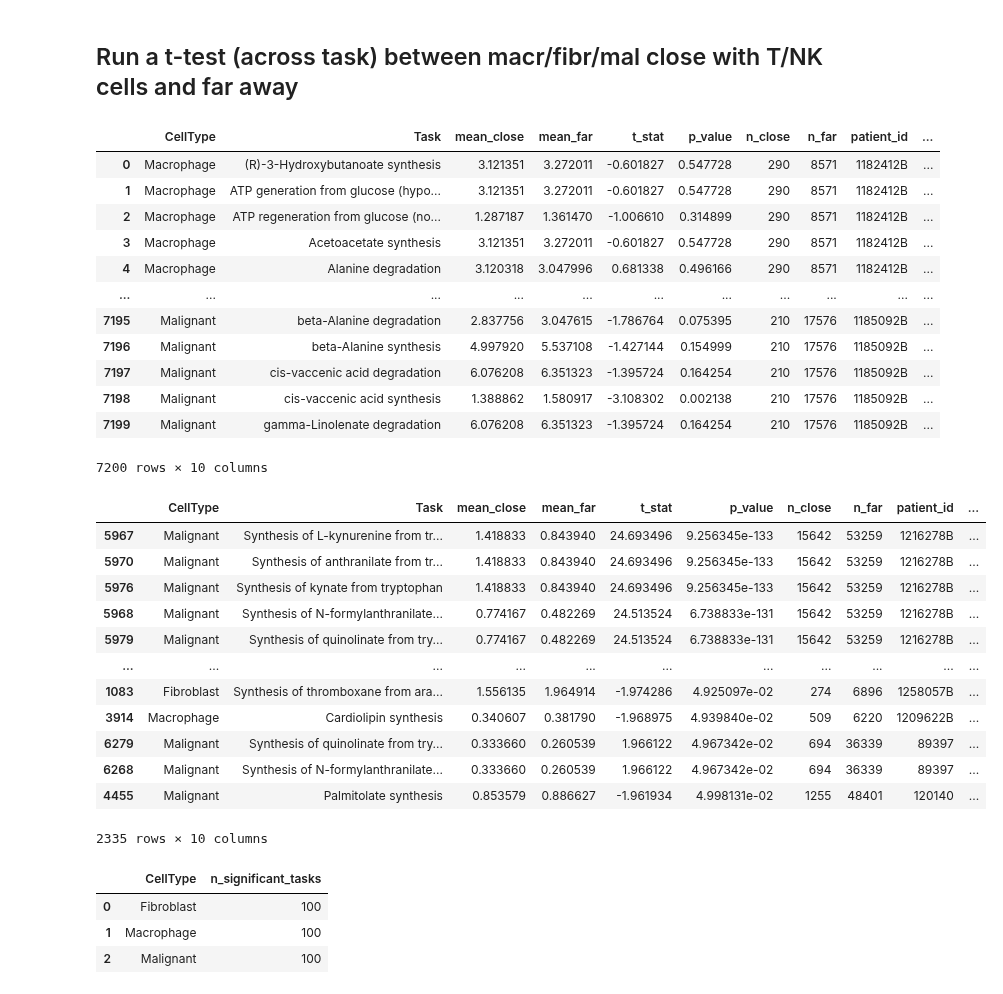
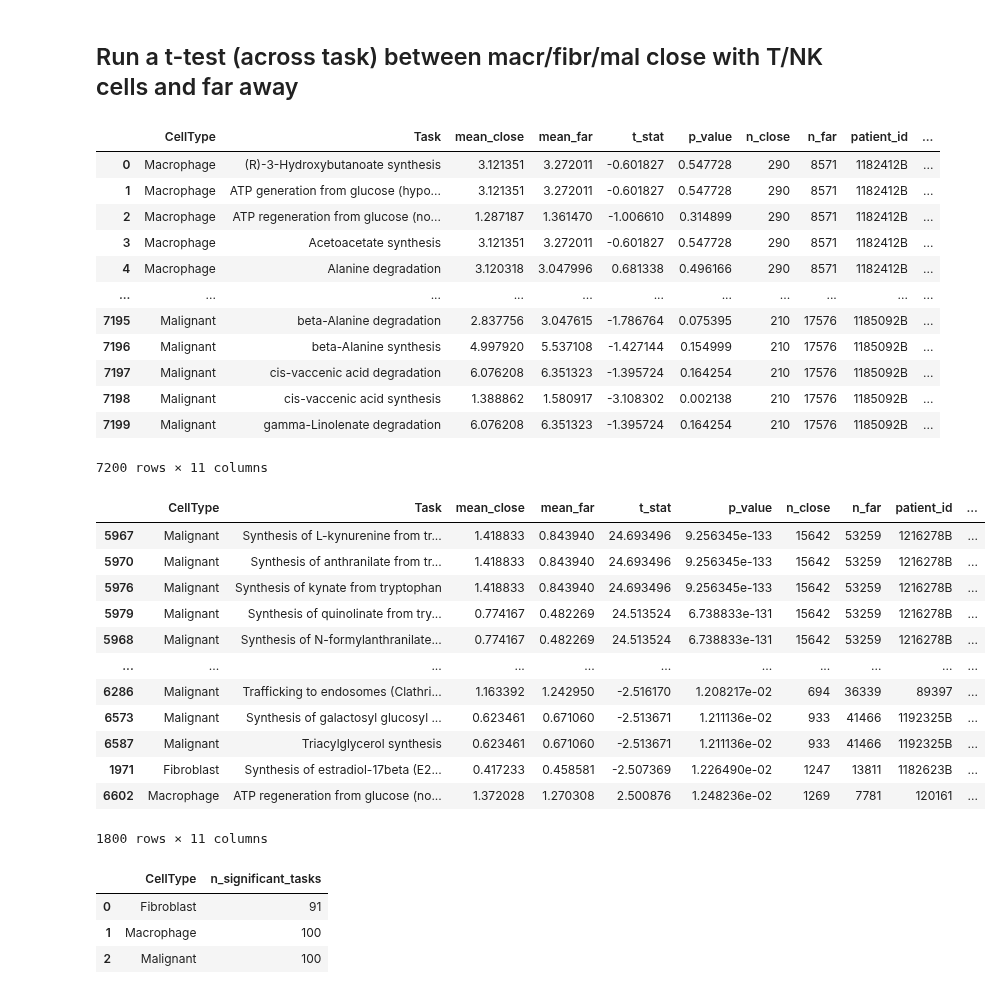
Before and after one commit to sadeghetemad/nanostring-cosmx-spatial-omics-modeling, a Jupyter notebook: notebooks/1_latest/1_taks_analysis.ipynb, the cells around one changed output. Drawn from its saved outputs; the diff is of its cells as text; code cells hidden in the pictures.

```diff
--- a/notebooks/1_latest/1_taks_analysis.ipynb
+++ b/notebooks/1_latest/1_taks_analysis.ipynb
@@ -1136,10 +1135,10 @@ def run_ttest_all_patients(
     df_all = pd.concat(results, ignore_index=True)
 
     # Global FDR correction
-    # df_all["p_adj_global"] = multipletests(
-    #     df_all["p_value"],
-    #     method="fdr_bh"
-    # )[1]
+    df_all["p_adj_global"] = multipletests(
+        df_all["p_value"],
+        method="fdr_bh"
+    )[1]
 
     return df_all
 # %%
@@ -1159,23 +1158,23 @@ df_ttest_tnk
 | 7197 | Malignant | cis-vaccenic acid degradation | 6.076208 | 6.351323 | -1.395724 | 0.164254 | 210 | 17576 | 1185092B | ... |
 | 7198 | Malignant | cis-vaccenic acid synthesis | 1.388862 | 1.580917 | -3.108302 | 0.002138 | 210 | 17576 | 1185092B | ... |
 | 7199 | Malignant | gamma-Linolenate degradation | 6.076208 | 6.351323 | -1.395724 | 0.164254 | 210 | 17576 | 1185092B | ... |
-7200 rows × 10 columns
+7200 rows × 11 columns
 # %%
 alpha = 0.05
-df_sig = df_ttest_tnk[df_ttest_tnk["p_value"] < alpha].copy()
-df_sig = df_sig.sort_values("p_value")
+df_sig = df_ttest_tnk[df_ttest_tnk["p_adj_global"] < alpha].copy()
+df_sig = df_sig.sort_values("p_adj_global")
 df_sig
 # %% [output]
 |  | CellType | Task | mean_close | mean_far | t_stat | p_value | n_close | n_far | patient_id | ... |
 | 5967 | Malignant | Synthesis of L-kynurenine from tr... | 1.418833 | 0.843940 | 24.693496 | 9.256345e-133 | 15642 | 53259 | 1216278B | ... |
 | 5970 | Malignant | Synthesis of anthranilate from tr... | 1.418833 | 0.843940 | 24.693496 | 9.256345e-133 | 15642 | 53259 | 1216278B | ... |
 | 5976 | Malignant | Synthesis of kynate from tryptophan | 1.418833 | 0.843940 | 24.693496 | 9.256345e-133 | 15642 | 53259 | 1216278B | ... |
+| 5979 | Malignant | Synthesis of quinolinate from try... | 0.774167 | 0.482269 | 24.513524 | 6.738833e-131 | 15642 | 53259 | 1216278B | ... |
 | 5968 | Malignant | Synthesis of N-formylanthranilate... | 0.774167 | 0.482269 | 24.513524 | 6.738833e-131 | 15642 | 53259 | 1216278B | ... |
-| 5979 | Malignant | Synthesis of quinolinate from try... | 0.774167 | 0.482269 | 24.513524 | 6.738833e-131 | 15642 | 53259 | 1216278B | ... |
 | ... | ... | ... | ... | ... | ... | ... | ... | ... | ... | ... |
-| 1083 | Fibroblast | Synthesis of thromboxane from ara... | 1.556135 | 1.964914 | -1.974286 | 4.925097e-02 | 274 | 6896 | 1258057B | ... |
-| 3914 | Macrophage | Cardiolipin synthesis | 0.340607 | 0.381790 | -1.968975 | 4.939840e-02 | 509 | 6220 | 1209622B | ... |
-| 6279 | Malignant | Synthesis of quinolinate from try... | 0.333660 | 0.260539 | 1.966122 | 4.967342e-02 | 694 | 36339 | 89397 | ... |
-| 6268 | Malignant | Synthesis of N-formylanthranilate... | 0.333660 | 0.260539 | 1.966122 | 4.967342e-02 | 694 | 36339 | 89397 | ... |
-| 4455 | Malignant | Palmitolate synthesis | 0.853579 | 0.886627 | -1.961934 | 4.998131e-02 | 1255 | 48401 | 120140 | ... |
+| 6286 | Malignant | Trafficking to endosomes (Clathri... | 1.163392 | 1.242950 | -2.516170 | 1.208217e-02 | 694 | 36339 | 89397 | ... |
+| 6573 | Malignant | Synthesis of galactosyl glucosyl ... | 0.623461 | 0.671060 | -2.513671 | 1.211136e-02 | 933 | 41466 | 1192325B | ... |
+| 6587 | Malignant | Triacylglycerol synthesis | 0.623461 | 0.671060 | -2.513671 | 1.211136e-02 | 933 | 41466 | 1192325B | ... |
+| 1971 | Fibroblast | Synthesis of estradiol-17beta (E2... | 0.417233 | 0.458581 | -2.507369 | 1.226490e-02 | 1247 | 13811 | 1182623B | ... |
+| 6602 | Macrophage | ATP regeneration from glucose (no... | 1.372028 | 1.270308 | 2.500876 | 1.248236e-02 | 1269 | 7781 | 120161 | ... |
-2335 rows × 10 columns
+1800 rows × 11 columns
@@ -1190,7 +1191,7 @@ sig_counts = (
 sig_counts
 # %% [output]
 |  | CellType | n_significant_tasks |
-| 0 | Fibroblast | 100 |
+| 0 | Fibroblast | 91 |
 | 1 | Macrophage | 100 |
 | 2 | Malignant | 100 |
 # %%
```
Also changed, not shown: parts of 8 cells of this notebook.
